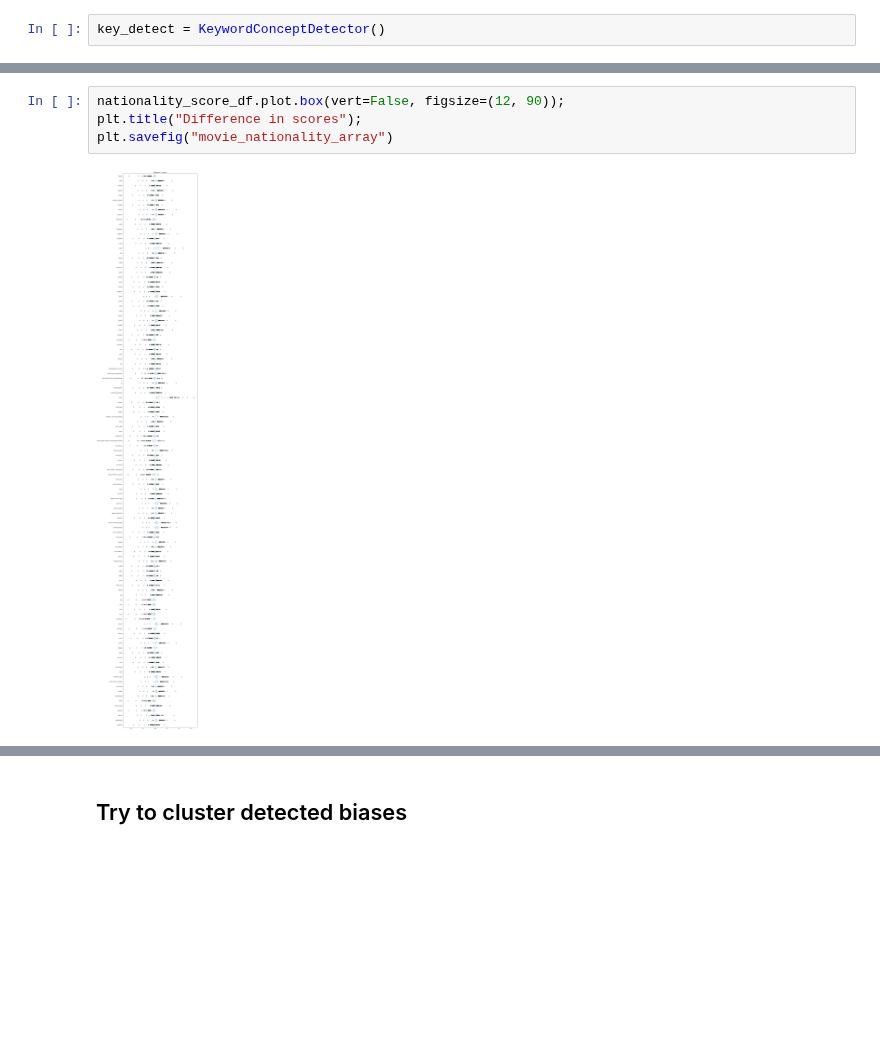
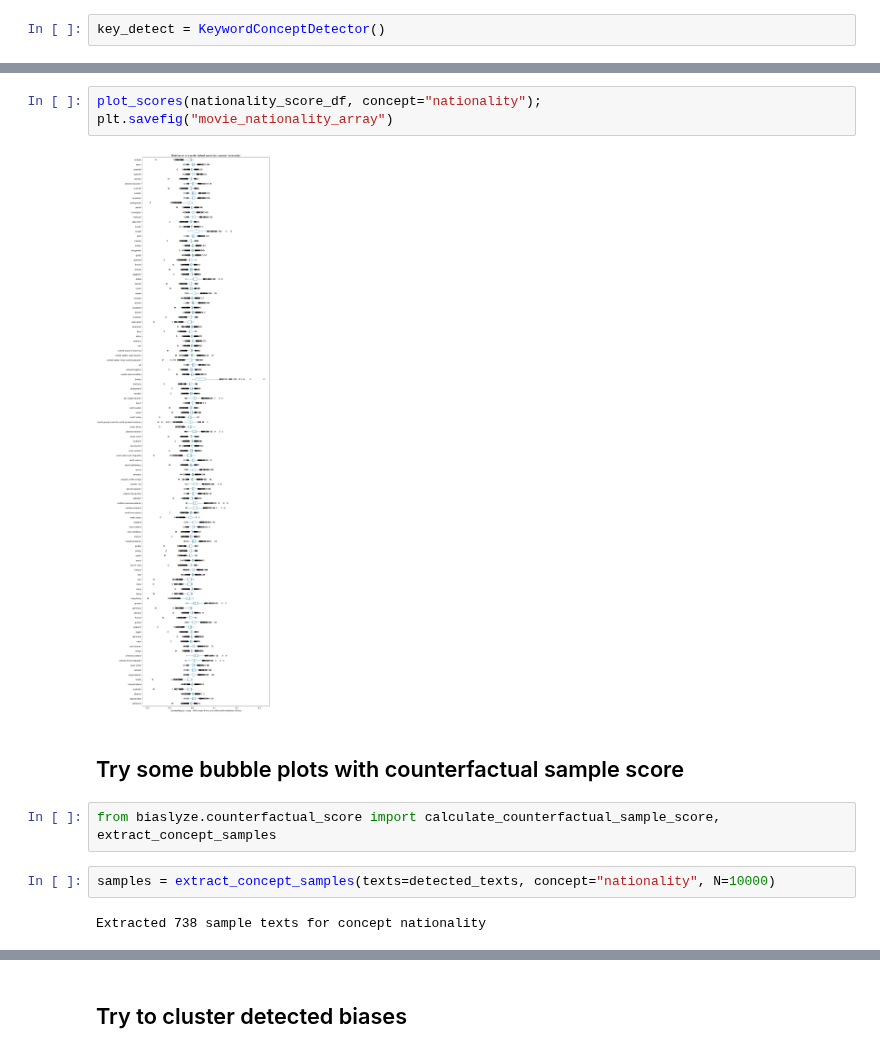
Before and after one commit to biaslyze-dev/biaslyze, a Jupyter notebook: notebooks/SL_Test_032023.ipynb, the cells around one changed output, grey strips where cells are left out. Cells and saved outputs as stored; diff of their text form; blank space fills up the shorter version.

```diff
--- a/notebooks/SL_Test_032023.ipynb
+++ b/notebooks/SL_Test_032023.ipynb
@@ -322,6 +238,13 @@ Extracted 618 sample texts for concept nationality
 # %%
-nationality_score_df.plot.box(vert=False, figsize=(12, 90));
-plt.title("Difference in scores");
+plot_scores(nationality_score_df, concept="nationality");
 plt.savefig("movie_nationality_array")
 # %% [output]
-[figure, old version]
+[figure, new version]
+# %% [markdown]
+## Try some bubble plots with counterfactual sample score
+# %%
+from biaslyze.counterfactual_score import calculate_counterfactual_sample_score, extract_concept_samples
+# %%
+samples = extract_concept_samples(texts=detected_texts, concept="nationality", N=10000)
+# %% [output]
+Extracted 738 sample texts for concept nationality
```
Also changed, not shown: parts of 37 cells of this notebook, 2 other files.
